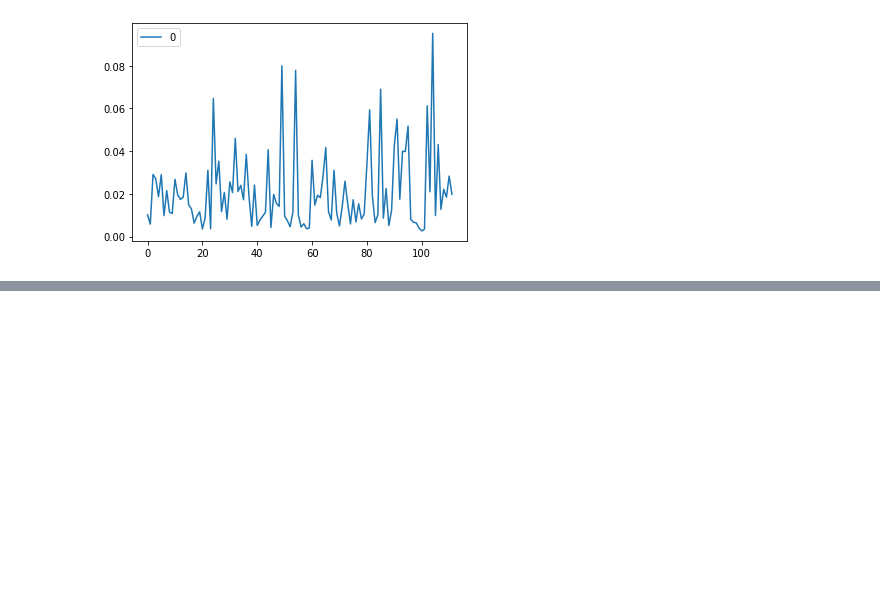
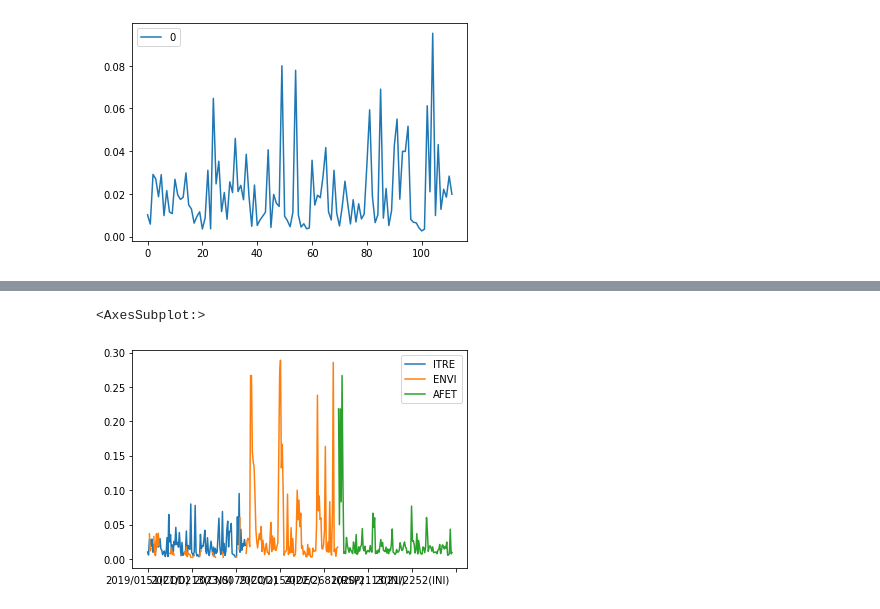
Before and after one commit to maritsm/temalabor-2023, a Jupyter notebook: splitbigboy.ipynb, the cells around one changed output, grey strips where cells are left out. Saved outputs shown, nothing was run; the diff lists cells and outputs as text; code cells hidden in the pictures; blank space fills up the shorter version.

Commit message:
common cohesiveness plot for three main committees (beta)

```diff
--- a/splitbigboy.ipynb
+++ b/splitbigboy.ipynb
@@ -73,3 +57,21 @@ coh_df.plot()
 # %% [output]
 <AxesSubplot:>
 [figure]
+# %%
+my_committees = ["ITRE", "ENVI", "AFET"]
+# %%
+data_to_plot = {}
+for cmtee in my_committees:
+
+    cmteeonly = bigboy.loc[bigboy["organization_abbr"] == cmtee]
+    cmtee_members = getImportantCommitteeMembers(comm="ITRE")
+    pedno = cmteeonly.groupby(cmteeonly.procedure_interinst_id)
+
+    coh_overtime = {}
+    for i, x in pedno:
+        pdedgelist = nx.from_pandas_edgelist(x, source='amendment_id', target = 'person_full_name')
+        coh_overtime[i] = cohesiveness(pdedgelist, pdedgelist)
+
+    data_to_plot[cmtee] = coh_overtime
+coh_df = pd.DataFrame(data_to_plot)
+coh_df
@@ -75,0 +92,5 @@ coh_df.plot()
+# %%
+coh_df.plot()
+# %% [output]
+<AxesSubplot:>
+[figure, added]
```
Also changed, not shown: parts of 2 cells of this notebook.
